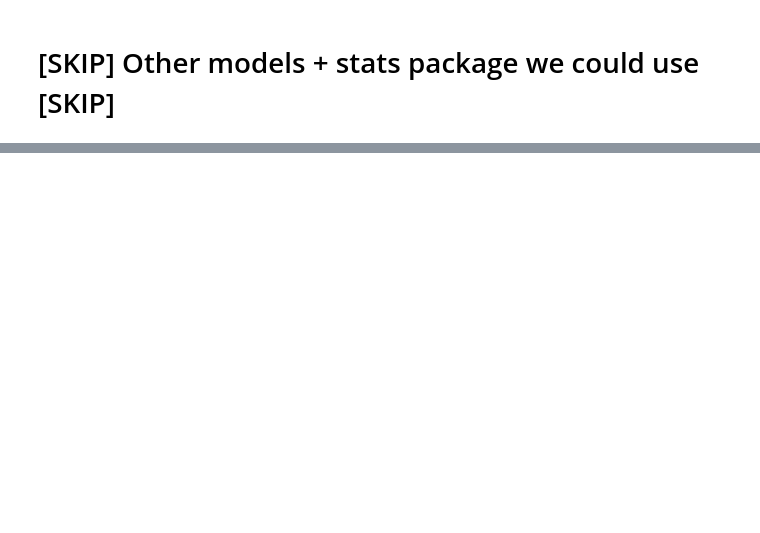
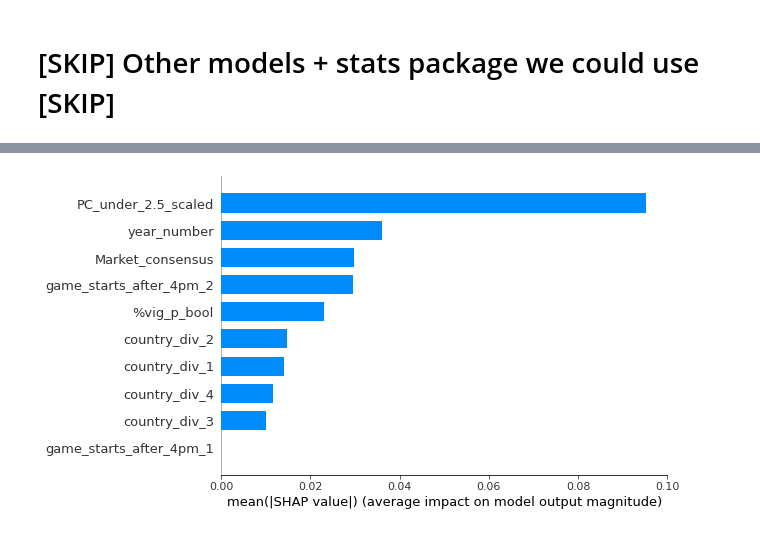
Before and after one commit to rafabertolace/OnThePitch, a Jupyter notebook: notebooks/D7_KGB_Model____beat_the_delta!.ipynb, the cells around one changed output, grey strips where cells are left out. Cells and saved outputs as stored; diff of their text form; code cells hidden in the pictures; blank space fills up the shorter version.

```diff
--- a/notebooks/D7_KGB_Model____beat_the_delta!.ipynb
+++ b/notebooks/D7_KGB_Model____beat_the_delta!.ipynb
@@ -720,2 +912,4 @@ shap.summary_plot(shap_values, X_step_joao)
 # %%
-shap.summary_plot(shap_values, X_step_joao, plot_type="bar")
+shap.summary_plot(shap_values, X_test_0, plot_type="bar")
+# %% [output]
+[figure, added]
```
Also changed, not shown: parts of 44 cells of this notebook.
